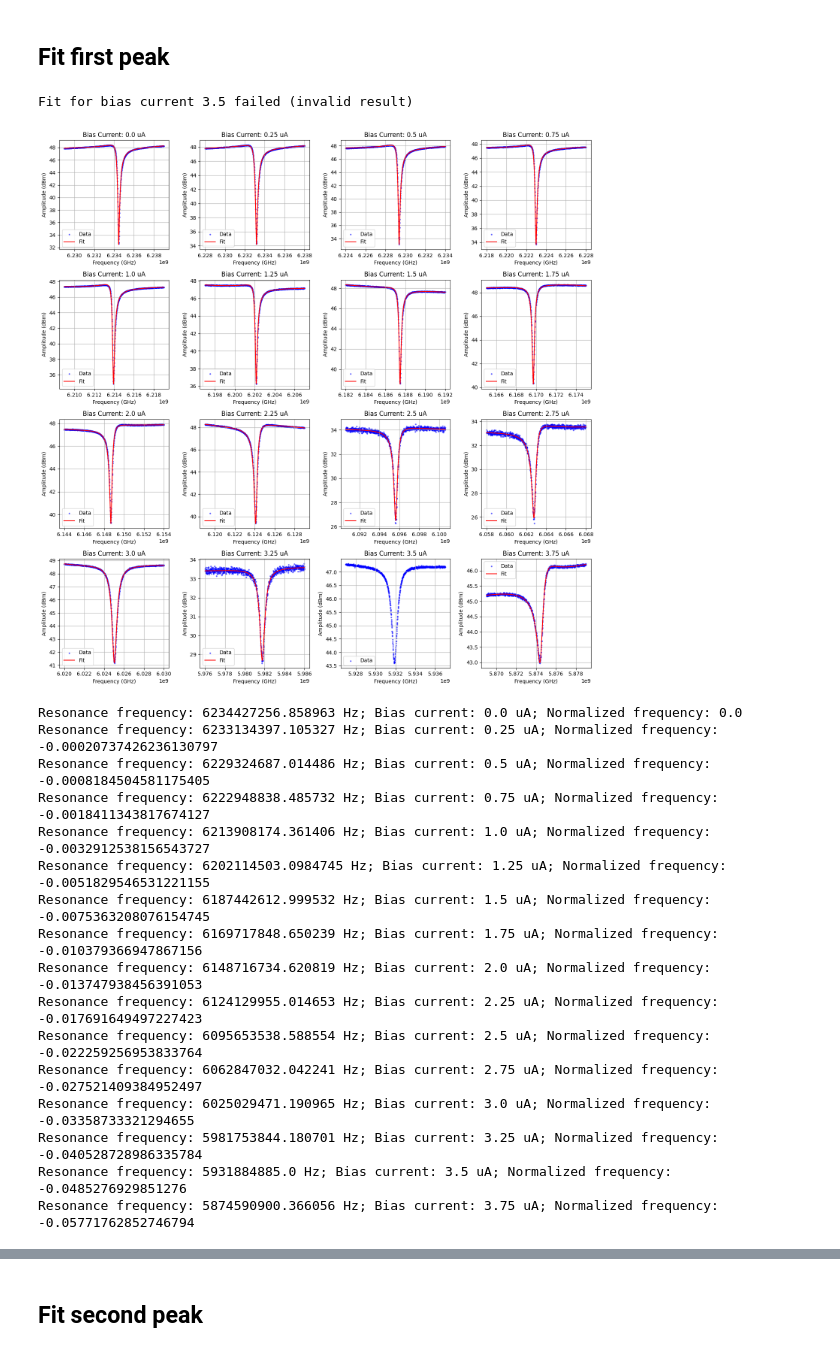
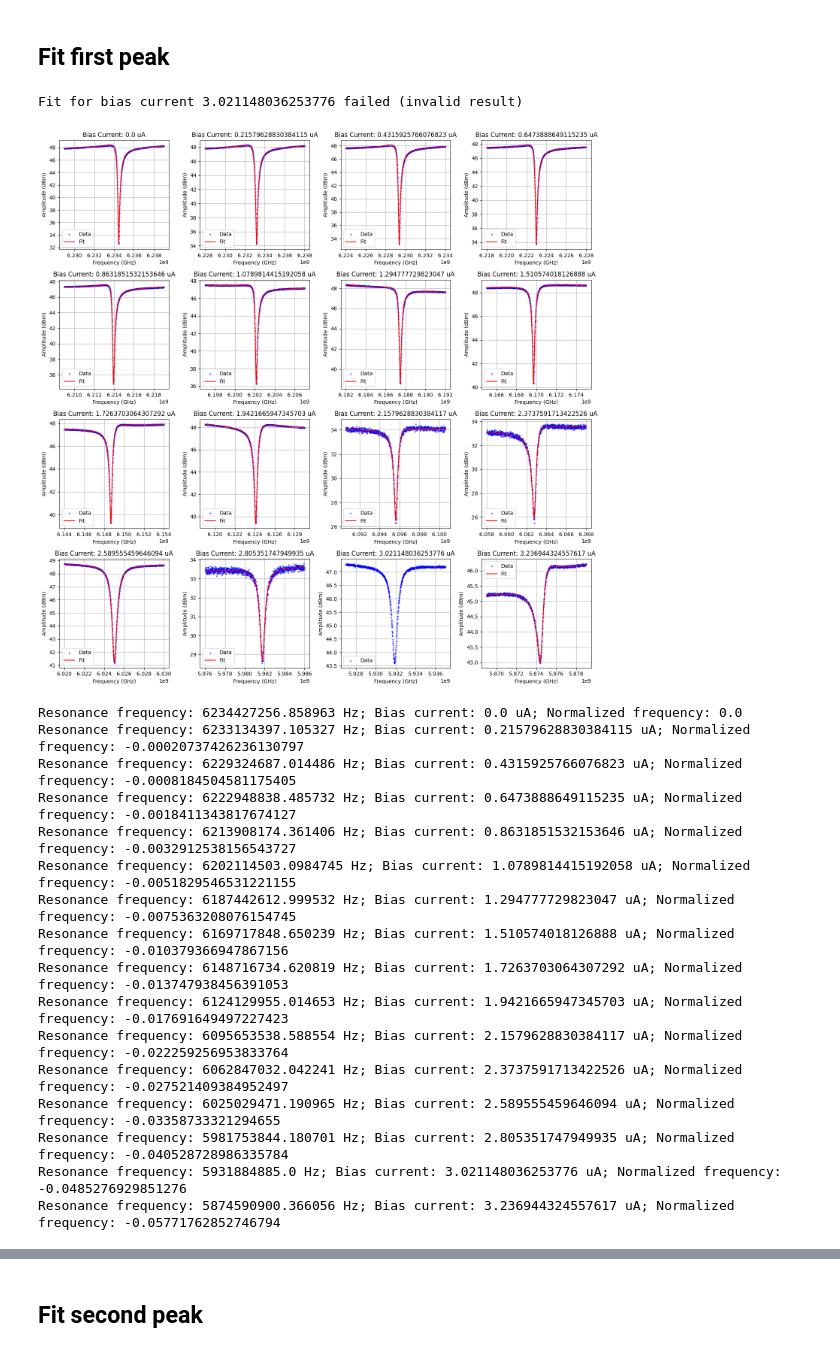
Before and after one commit to biqute/QTLab2425, a Jupyter notebook: IRdetection/Analysis/fit_TRswipe.ipynb, the cells around one changed output, grey strips where cells are left out. Cells and saved outputs as stored; diff of their text form; code cells hidden in the pictures.

```diff
--- a/IRdetection/Analysis/fit_TRswipe.ipynb
+++ b/IRdetection/Analysis/fit_TRswipe.ipynb
@@ -63,7 +97,7 @@ fitter = Fitter(model_function=md.resonance_model,
                 )
 
 searcher = ResonancePeakSearcher()
-result = fitter.fit_magicus(searcher=searcher)
+result = fitter.fit(searcher=searcher)
 # %%
 fav_guess = {
     "fmin": 6229355355,
@@ -99,6 +133,8 @@ plt.show()
 [figure]
 # %% [markdown]
 ## Fit first peak
+# %%
+R_true = 2.317
 # %%
 peak1_data, peak1_metadata = read_peaks_data('../Experiments/TRswipe/run-6/data/peaks_data.h5')
 
@@ -110,7 +146,11 @@ fig, ax = plt.subplots(int(np.sqrt(nof_peaks)), int(np.sqrt(nof_peaks)), figsize
 row_iter = 0
 col_iter = 0
 
+# Correction factor because we used wrong resistance in saving the bias current
+bc_corr = 2/R_true
+
 for bias_current, peak_data in peak1_data.items():
+    bias_current = bias_current * bc_corr
     f = peak_data[0]
     I = peak_data[1]
     Q = peak_data[2]
@@ -128,12 +168,12 @@ for bias_current, peak_data in peak1_data.items():
                     )
 
     searcher = ResonancePeakSearcher()
-    result = fitter.fit_magicus(searcher=searcher)
+    result = fitter.fit(searcher=searcher)
 
     # Check if the fit was successful
     if result.valid:
         # p-value test
-        p_value = fitter.p_value(result)
+        p_value = fitter.p_value()
         if p_value < 0.05:
             print(f"Fit for bias current {bias_current} failed (p-value: {p_value})")
             # For now we take the fmin as the resonance frequency
@@ -155,35 +195,35 @@ for bias_current, peak_data in peak1_data.items():
             ax[row_iter, col_iter].set_xlabel('Frequency (GHz)')
             ax[row_iter, col_iter].set_ylabel('Amplitude (dBm)')
             ax[row_iter, col_iter].set_title(f'Bias Current: {bias_current} uA')
             ax[row_iter, col_iter].legend()
             ax[row_iter, col_iter].grid()
     else:
         print(f"Fit for bias current {bias_current} failed (invalid result)")
         # For now we take the fmin as the resonance frequency
         resonance_frequency = searcher.params['fmin']
         resonance_frequneces.append(resonance_frequency)
         bias_currents.append(bias_current)
         # Plot anyway the data
         ax[row_iter, col_iter].scatter(peak_data[:, 0], peak_data[:, 1], label='Data', color='blue', alpha=0.5, s=4)
         # add labels, title and legend
         ax[row_iter, col_iter].set_xlabel('Frequency (GHz)')
         ax[row_iter, col_iter].set_ylabel('Amplitude (dBm)')
         ax[row_iter, col_iter].set_title(f'Bias Current: {bias_current} uA')
         ax[row_iter, col_iter].legend()
         ax[row_iter, col_iter].grid()
 
     # update iterators
     col_iter += 1
     if col_iter >= int(np.sqrt(nof_peaks)):
         col_iter = 0
         row_iter += 1
 
 # adjust the layout
 plt.tight_layout()
 plt.show()
 # %% [output]
-Fit for bias current 3.5 failed (invalid result)
+Fit for bias current 3.021148036253776 failed (invalid result)
-[figure, old version]
+[figure, new version]
 # %%
 # Renormalize the resonance frequencies with respect to the frequency at 0 bias current
 resonance_frequneces_normalized = np.array(resonance_frequneces)
@@ -195,21 +235,21 @@ for i,rf in enumerate(resonance_frequneces):
     print(f"Resonance frequency: {rf} Hz; Bias current: {bias_currents[i]} uA; Normalized frequency: {resonance_frequneces_normalized[i]}")
 # %% [output]
 Resonance frequency: 6234427256.858963 Hz; Bias current: 0.0 uA; Normalized frequency: 0.0
-Resonance frequency: 6233134397.105327 Hz; Bias current: 0.25 uA; Normalized frequency: -0.00020737426236130797
-Resonance frequency: 6229324687.014486 Hz; Bias current: 0.5 uA; Normalized frequency: -0.0008184504581175405
-Resonance frequency: 6222948838.485732 Hz; Bias current: 0.75 uA; Normalized frequency: -0.0018411343817674127
-Resonance frequency: 6213908174.361406 Hz; Bias current: 1.0 uA; Normalized frequency: -0.0032912538156543727
-Resonance frequency: 6202114503.0984745 Hz; Bias current: 1.25 uA; Normalized frequency: -0.0051829546531221155
-Resonance frequency: 6187442612.999532 Hz; Bias current: 1.5 uA; Normalized frequency: -0.0075363208076154745
-Resonance frequency: 6169717848.650239 Hz; Bias current: 1.75 uA; Normalized frequency: -0.010379366947867156
-Resonance frequency: 6148716734.620819 Hz; Bias current: 2.0 uA; Normalized frequency: -0.013747938456391053
-Resonance frequency: 6124129955.014653 Hz; Bias current: 2.25 uA; Normalized frequency: -0.017691649497227423
-Resonance frequency: 6095653538.588554 Hz; Bias current: 2.5 uA; Normalized frequency: -0.022259256953833764
-Resonance frequency: 6062847032.042241 Hz; Bias current: 2.75 uA; Normalized frequency: -0.027521409384952497
-Resonance frequency: 6025029471.190965 Hz; Bias current: 3.0 uA; Normalized frequency: -0.03358733321294655
-Resonance frequency: 5981753844.180701 Hz; Bias current: 3.25 uA; Normalized frequency: -0.040528728986335784
-Resonance frequency: 5931884885.0 Hz; Bias current: 3.5 uA; Normalized frequency: -0.0485276929851276
-Resonance frequency: 5874590900.366056 Hz; Bias current: 3.75 uA; Normalized frequency: -0.05771762852746794
+Resonance frequency: 6233134397.105327 Hz; Bias current: 0.21579628830384115 uA; Normalized frequency: -0.00020737426236130797
+Resonance frequency: 6229324687.014486 Hz; Bias current: 0.4315925766076823 uA; Normalized frequency: -0.0008184504581175405
+Resonance frequency: 6222948838.485732 Hz; Bias current: 0.6473888649115235 uA; Normalized frequency: -0.0018411343817674127
+Resonance frequency: 6213908174.361406 Hz; Bias current: 0.8631851532153646 uA; Normalized frequency: -0.0032912538156543727
+Resonance frequency: 6202114503.0984745 Hz; Bias current: 1.0789814415192058 uA; Normalized frequency: -0.0051829546531221155
+Resonance frequency: 6187442612.999532 Hz; Bias current: 1.294777729823047 uA; Normalized frequency: -0.0075363208076154745
+Resonance frequency: 6169717848.650239 Hz; Bias current: 1.510574018126888 uA; Normalized frequency: -0.010379366947867156
+Resonance frequency: 6148716734.620819 Hz; Bias current: 1.7263703064307292 uA; Normalized frequency: -0.013747938456391053
+Resonance frequency: 6124129955.014653 Hz; Bias current: 1.9421665947345703 uA; Normalized frequency: -0.017691649497227423
+Resonance frequency: 6095653538.588554 Hz; Bias current: 2.1579628830384117 uA; Normalized frequency: -0.022259256953833764
+Resonance frequency: 6062847032.042241 Hz; Bias current: 2.3737591713422526 uA; Normalized frequency: -0.027521409384952497
+Resonance frequency: 6025029471.190965 Hz; Bias current: 2.589555459646094 uA; Normalized frequency: -0.03358733321294655
+Resonance frequency: 5981753844.180701 Hz; Bias current: 2.805351747949935 uA; Normalized frequency: -0.040528728986335784
+Resonance frequency: 5931884885.0 Hz; Bias current: 3.021148036253776 uA; Normalized frequency: -0.0485276929851276
+Resonance frequency: 5874590900.366056 Hz; Bias current: 3.236944324557617 uA; Normalized frequency: -0.05771762852746794
 # %%
 # Fit resonance frequency vs bias current
 model = md.parametric_resonator_peak_vs_bias_current
```
Also changed, not shown: parts of 11 cells of this notebook, 5 other files.
